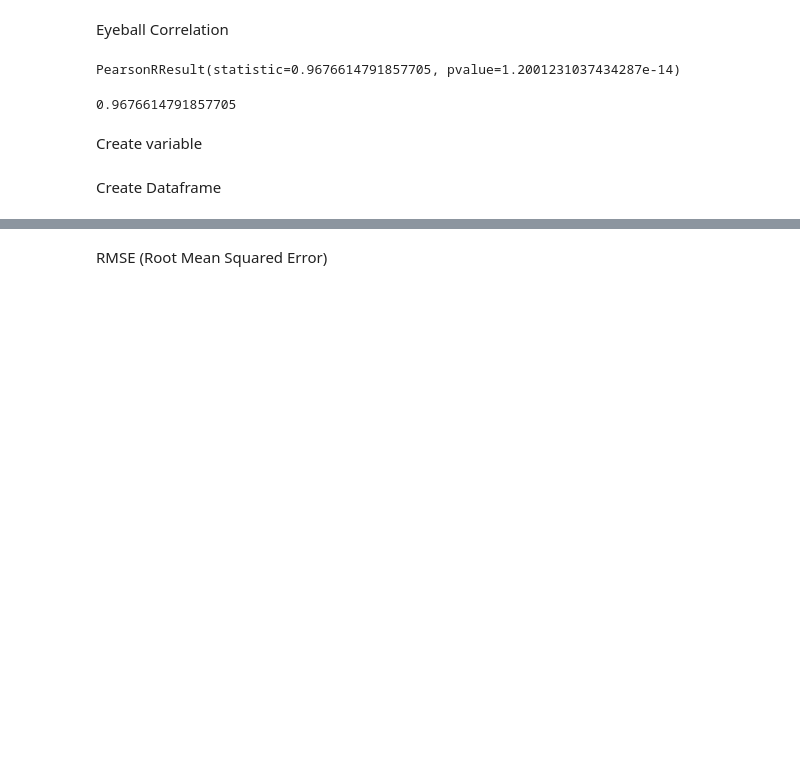
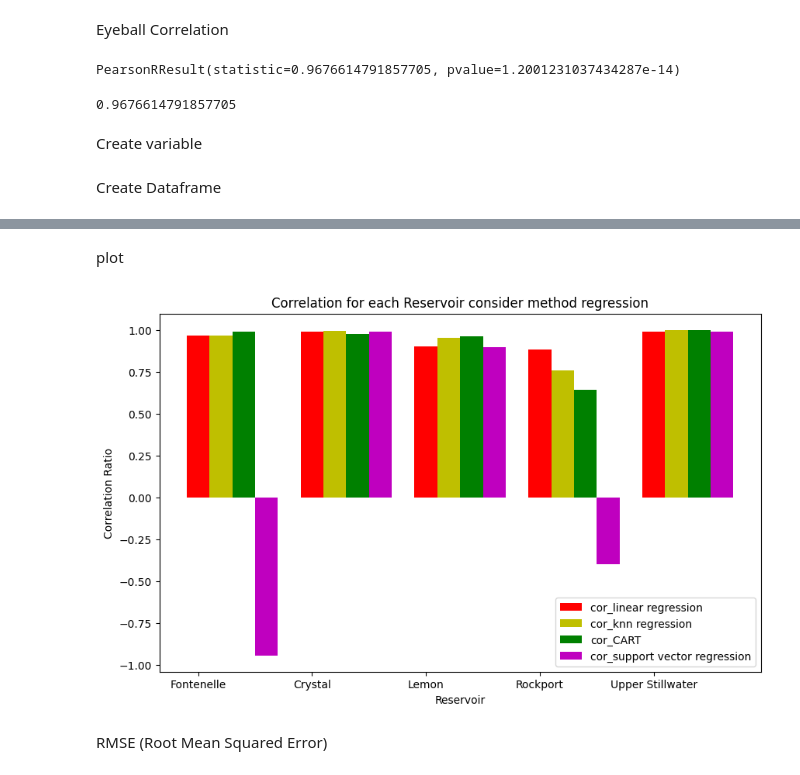
Before and after one commit to sitthatkaja/statistics, a Jupyter notebook: Testofpaper.ipynb, the cells around one changed output, grey strips where cells are left out. Drawn from its saved outputs; the diff is of its cells as text; code cells hidden in the pictures; blank space fills up the shorter version.

```diff
--- a/Testofpaper.ipynb
+++ b/Testofpaper.ipynb
@@ -668,3 +668,6 @@ df_cor_2 = pd.DataFrame.from_records(Cor_data2,columns=labels_cor)
 df_cor_3 = pd.DataFrame.from_records(Cor_data3,columns=labels_cor)
 df_cor_4 = pd.DataFrame.from_records(Cor_data4,columns=labels_cor)
 df_cor_5 = pd.DataFrame.from_records(Cor_data5,columns=labels_cor)
+
+cor_df = pd.concat([df_cor_1,df_cor_2,df_cor_3,df_cor_4,df_cor_5])
+cor_df
@@ -671,3 +681,22 @@ df_cor_5 = pd.DataFrame.from_records(Cor_data5,columns=labels_cor)
+# %% [markdown]
+plot
+# %%
+labels = ['Fontenelle','Crystal','Lemon','Rockport','Upper Stillwater']
+width = 0.2
+
+plt.figure(figsize=(10, 6))
+plt.bar(range(len(cor_df)), cor_df['Cor_lnr'],width,color='r',label='cor_linear regression')
+plt.bar(np.array(range(len(cor_df)))+width, cor_df['Cor_knn'],width,color='y',label='cor_knn regression')
+plt.bar(np.array(range(len(cor_df)))+width+width, cor_df['Cor_crt'],width,color='g',label='cor_CART')
+plt.bar(np.array(range(len(cor_df)))+width+width+width, cor_df['Cor_svr'],width,color='m',label='cor_support vector regression')
+plt.xticks(range(len(cor_df)),labels)
+
+plt.xlabel("Reservoir")
+plt.ylabel("Correlation Ratio")
+plt.title('Correlation for each Reservoir consider method regression')
+plt.legend();
+# %% [output]
+[figure, added]
 # %% [markdown]
 RMSE (Root Mean Squared Error)
 # %%
```
Also changed, not shown: parts of 25 cells of this notebook.
